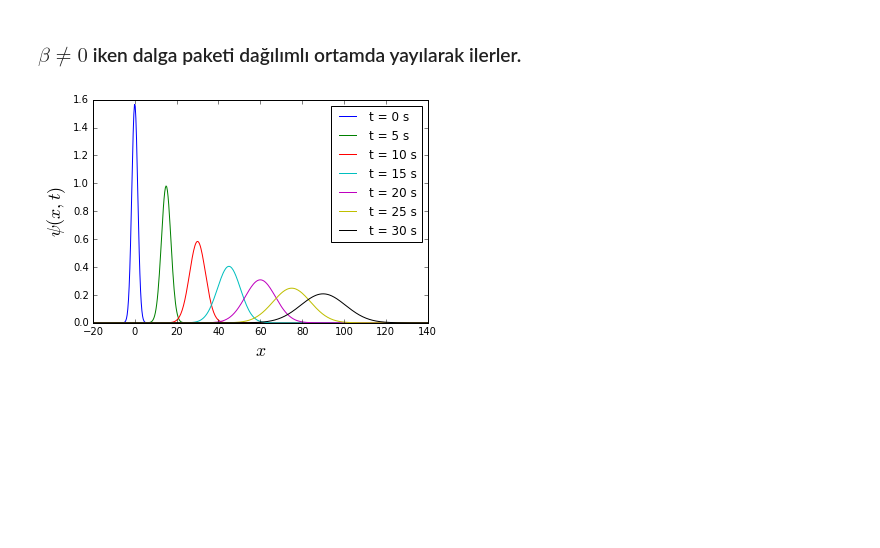
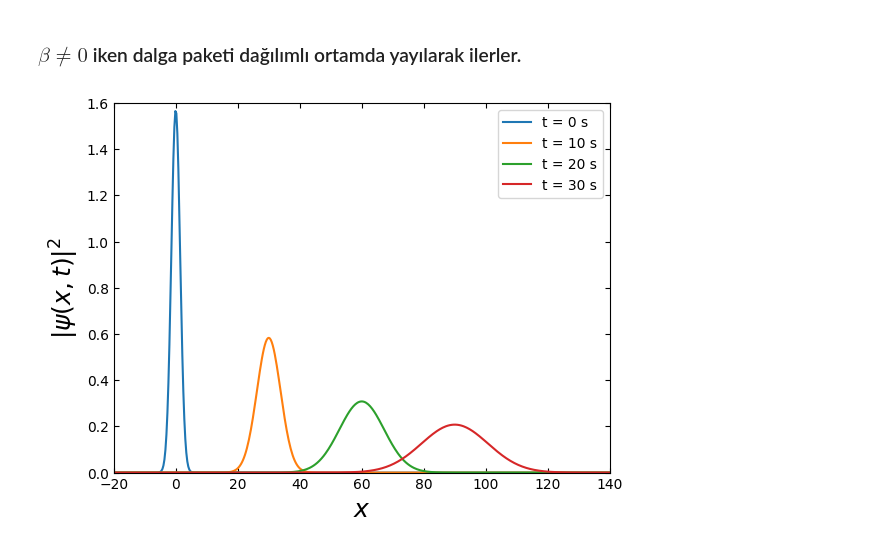
Before and after one commit to mkarakoc/Kuantum_Fizigi, a Jupyter notebook: programlar/Gaussian_Distribution.ipynb, the cells around one changed output. Drawn from its saved outputs; the diff is of its cells as text; code cells hidden in the pictures; blank space fills up the shorter version.

```diff
--- a/programlar/Gaussian_Distribution.ipynb
+++ b/programlar/Gaussian_Distribution.ipynb
@@ -69,19 +70,25 @@ plt.show()
 # %%
 alfa = 4.0
 beta = 0.5
 v_g = 3.0
 
 k0 = 1.
 x0 = 1.
 
 x = np.linspace(-20, 140, 500)
 
-for t in range (0, 31, 5):
+for t in range (0, 31, 10):
     plt.plot(x, gauss2t(x, t), label="t = %s s"%t)
+
+#plt.plot(x, x*0, label="t = %s s"%t, color='black')
 
 plt.legend(loc="best")
 plt.xlabel("$x$", fontsize=18)
-plt.ylabel("$\psi(x,t)$", fontsize=18)
+plt.ylabel(r"$|\psi(x,t)|^2$", fontsize=18)
+plt.tick_params(axis='both', direction='in', which='both', top=True, right=True)
+
+plt.ylim(0, 1.6)
+plt.xlim(x[0], x[-1])
 plt.show()
 # %% [output]
-[figure, old version]
+[figure, new version]
```
Also changed, not shown: parts of 2 cells of this notebook, 4 other files.
